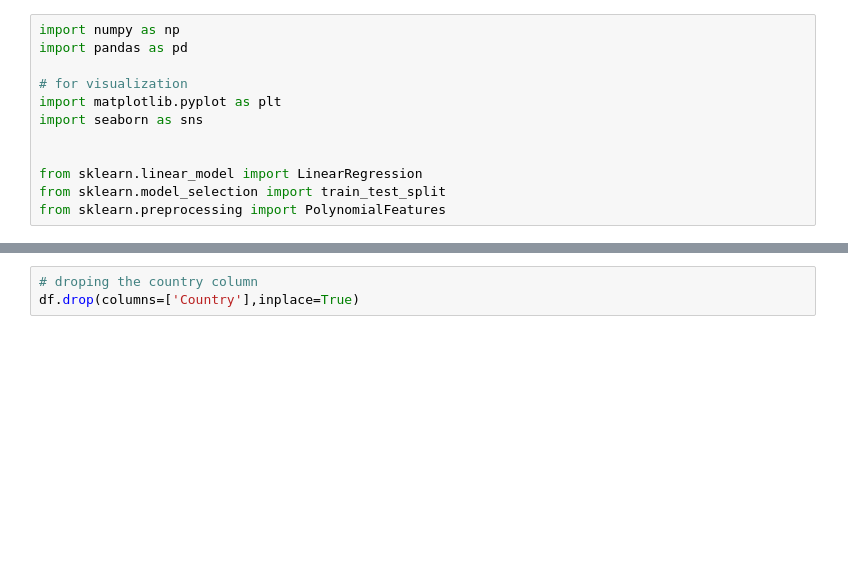
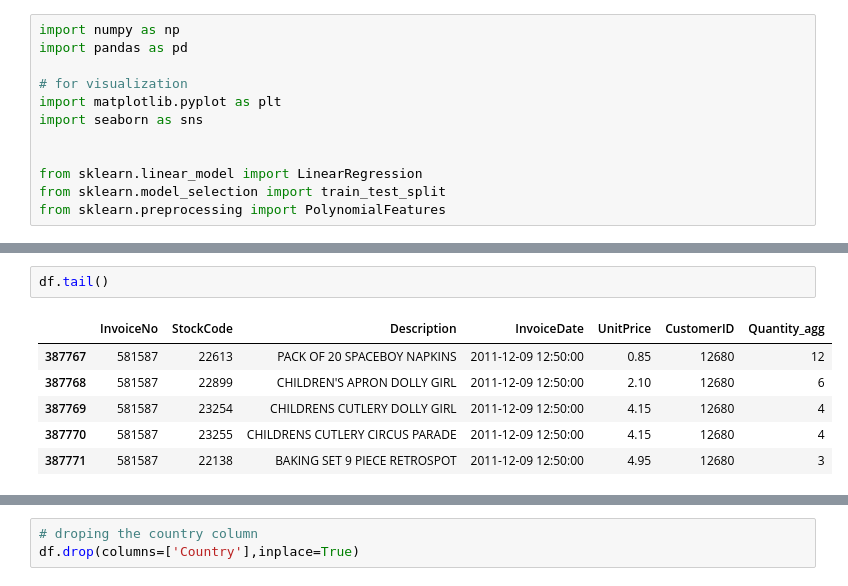
Before and after one commit to shreyash001/Major-Project-Sales-Analysis, a Jupyter notebook: Sales_Analysis.ipynb, the cells around one changed output, grey strips where cells are left out. Cells and saved outputs as stored; diff of their text form; blank space fills up the shorter version.

```diff
--- a/Sales_Analysis.ipynb
+++ b/Sales_Analysis.ipynb
@@ -20,2 +27,11 @@ df.head()
+# %%
+df.tail()
+# %% [output]
+|  | InvoiceNo | StockCode | Description | InvoiceDate | UnitPrice | CustomerID | Quantity_agg |
+| 387767 | 581587 | 22613 | PACK OF 20 SPACEBOY NAPKINS | 2011-12-09 12:50:00 | 0.85 | 12680 | 12 |
+| 387768 | 581587 | 22899 | CHILDREN'S APRON DOLLY GIRL | 2011-12-09 12:50:00 | 2.10 | 12680 | 6 |
+| 387769 | 581587 | 23254 | CHILDRENS CUTLERY DOLLY GIRL | 2011-12-09 12:50:00 | 4.15 | 12680 | 4 |
+| 387770 | 581587 | 23255 | CHILDRENS CUTLERY CIRCUS PARADE | 2011-12-09 12:50:00 | 4.15 | 12680 | 4 |
+| 387771 | 581587 | 22138 | BAKING SET 9 PIECE RETROSPOT | 2011-12-09 12:50:00 | 4.95 | 12680 | 3 |
 # %%
 df.info()
```
Also changed, not shown: parts of 17 cells of this notebook, 1 other file.
